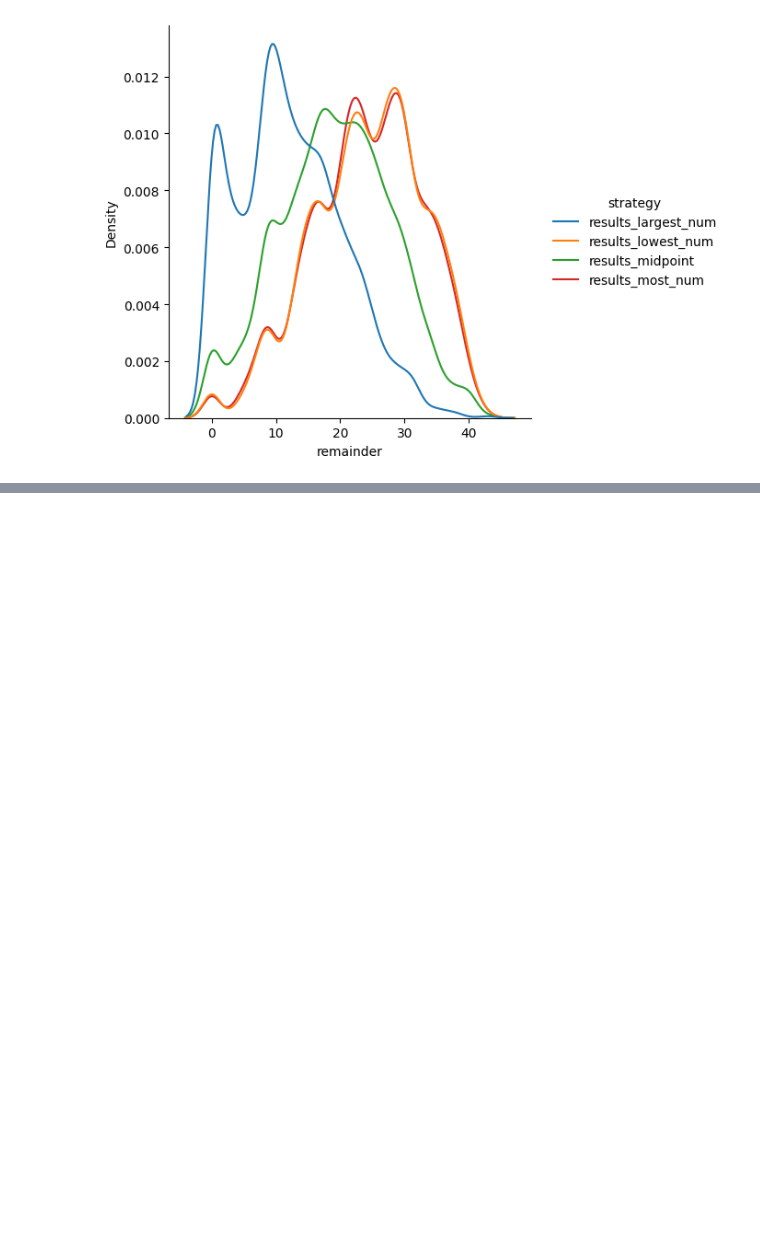
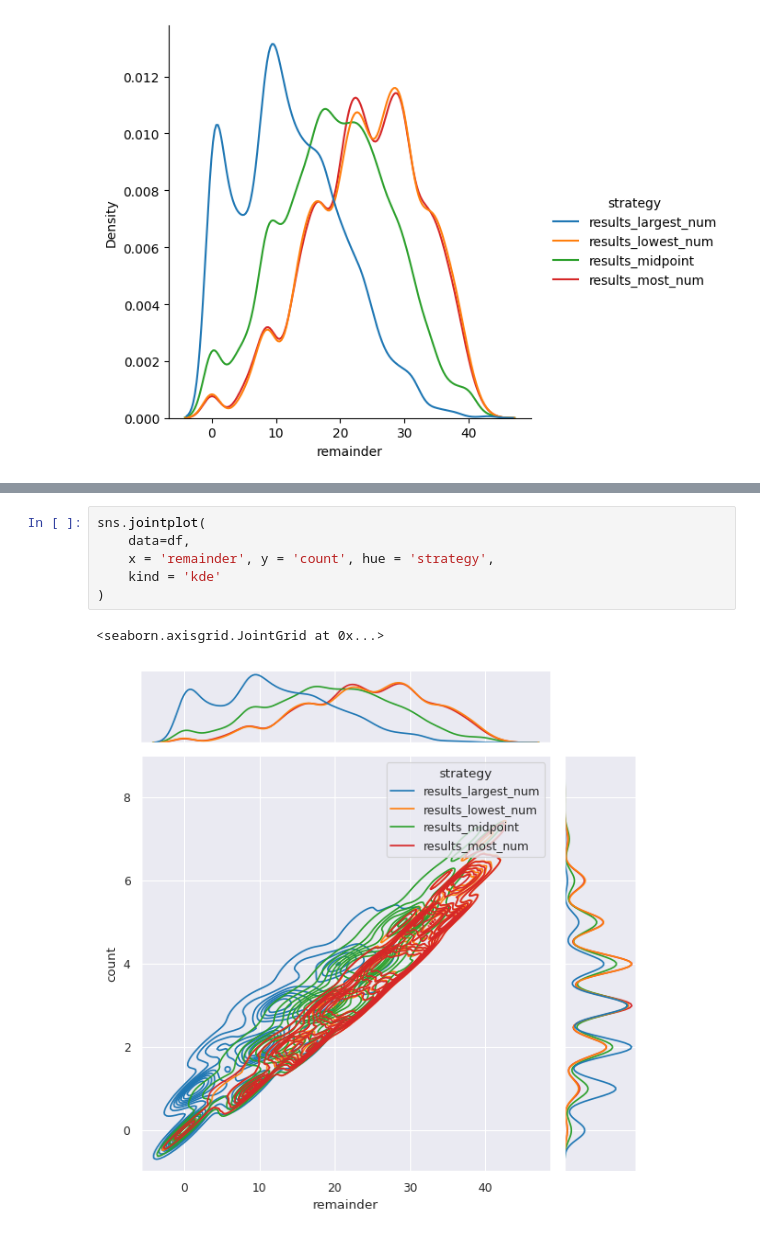
Before and after one commit to segravjf/klackers, a Jupyter notebook: klackers_simulations.ipynb, the cells around one changed output, grey strips where cells are left out. Drawn from its saved outputs; the diff is of its cells as text; blank space fills up the shorter version.

```diff
--- a/klackers_simulations.ipynb
+++ b/klackers_simulations.ipynb
@@ -222,0 +230,9 @@ sns.displot(data = df, x = 'remainder', hue = 'strategy', kind = 'kde')
+# %%
+sns.jointplot(
+    data=df,
+    x = 'remainder', y = 'count', hue = 'strategy',
+    kind = 'kde'
+)
+# %% [output]
+<seaborn.axisgrid.JointGrid at 0x...>
+[figure, added]
```
Also changed, not shown: parts of 4 cells of this notebook.
